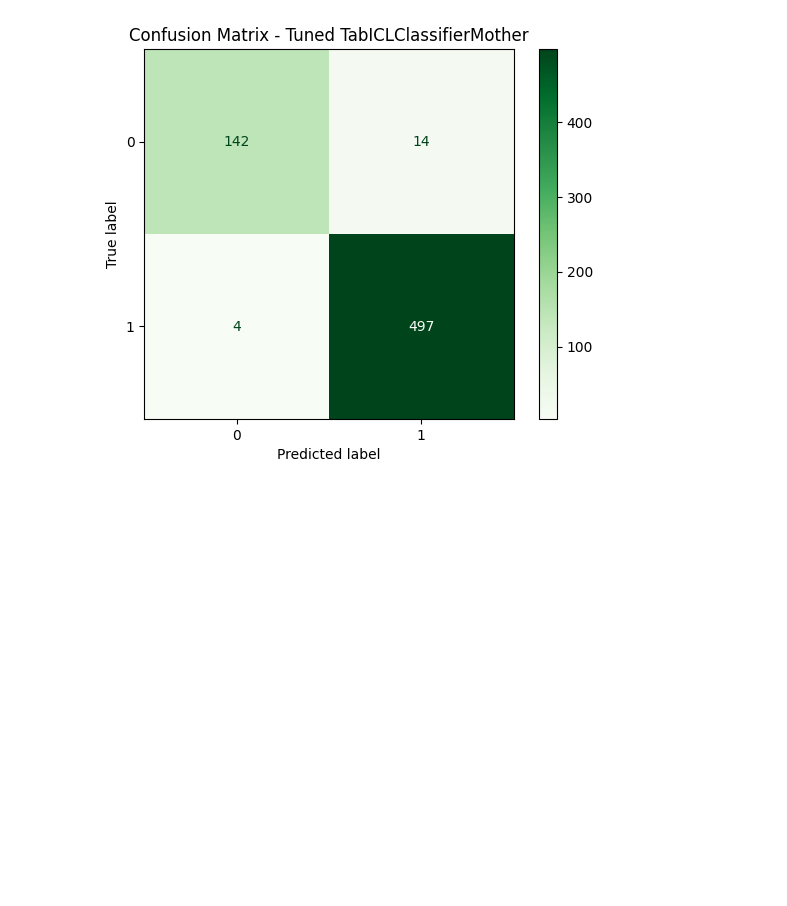
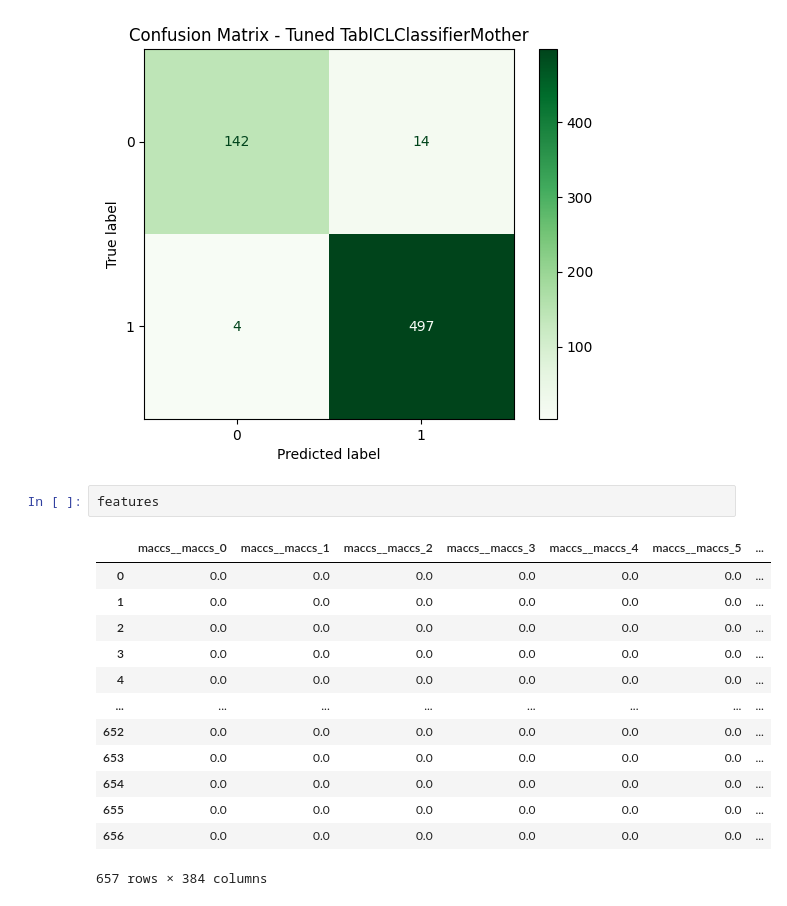
Before and after one commit to Bayer-Group/MotherML, a Jupyter notebook: examples/notebooks/03_classification/04_tabicl_classification.ipynb, the cells around one changed output. Cells and saved outputs as stored; diff of their text form; blank space fills up the shorter version.

```diff
--- a/examples/notebooks/03_classification/04_tabicl_classification.ipynb
+++ b/examples/notebooks/03_classification/04_tabicl_classification.ipynb
@@ -348,3 +353,19 @@ plt.title("Confusion Matrix - Tuned TabICLClassifierMother")
 plt.show()
 # %% [output]
 [figure]
+# %%
+features
+# %% [output]
+|  | maccs__maccs_0 | maccs__maccs_1 | maccs__maccs_2 | maccs__maccs_3 | maccs__maccs_4 | maccs__maccs_5 | ... |
+| 0 | 0.0 | 0.0 | 0.0 | 0.0 | 0.0 | 0.0 | ... |
+| 1 | 0.0 | 0.0 | 0.0 | 0.0 | 0.0 | 0.0 | ... |
+| 2 | 0.0 | 0.0 | 0.0 | 0.0 | 0.0 | 0.0 | ... |
+| 3 | 0.0 | 0.0 | 0.0 | 0.0 | 0.0 | 0.0 | ... |
+| 4 | 0.0 | 0.0 | 0.0 | 0.0 | 0.0 | 0.0 | ... |
+| ... | ... | ... | ... | ... | ... | ... | ... |
+| 652 | 0.0 | 0.0 | 0.0 | 0.0 | 0.0 | 0.0 | ... |
+| 653 | 0.0 | 0.0 | 0.0 | 0.0 | 0.0 | 0.0 | ... |
+| 654 | 0.0 | 0.0 | 0.0 | 0.0 | 0.0 | 0.0 | ... |
+| 655 | 0.0 | 0.0 | 0.0 | 0.0 | 0.0 | 0.0 | ... |
+| 656 | 0.0 | 0.0 | 0.0 | 0.0 | 0.0 | 0.0 | ... |
+657 rows × 384 columns
```
Also changed, not shown: parts of 7 cells of this notebook, 4 other files.
